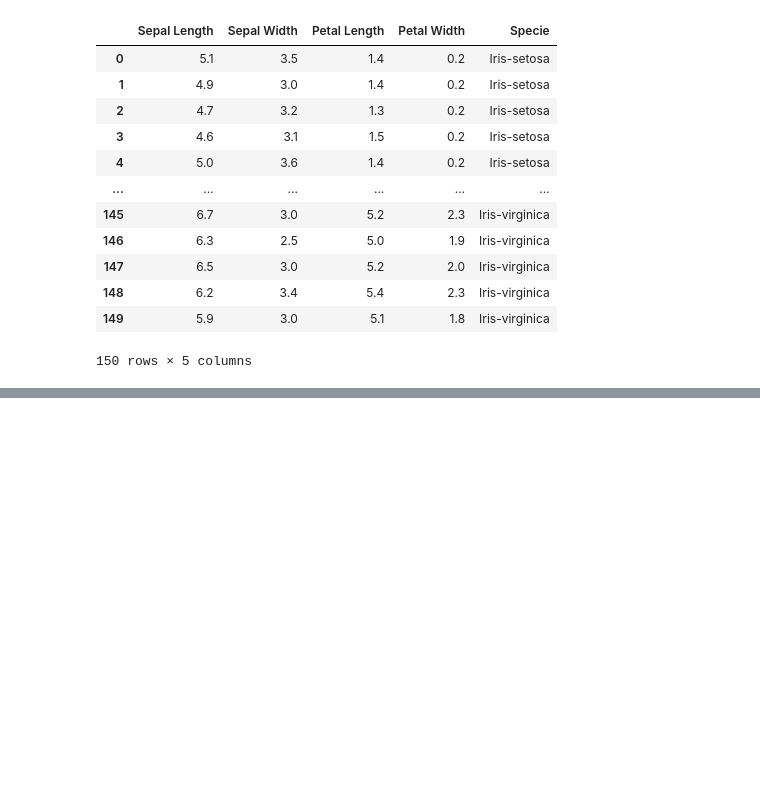
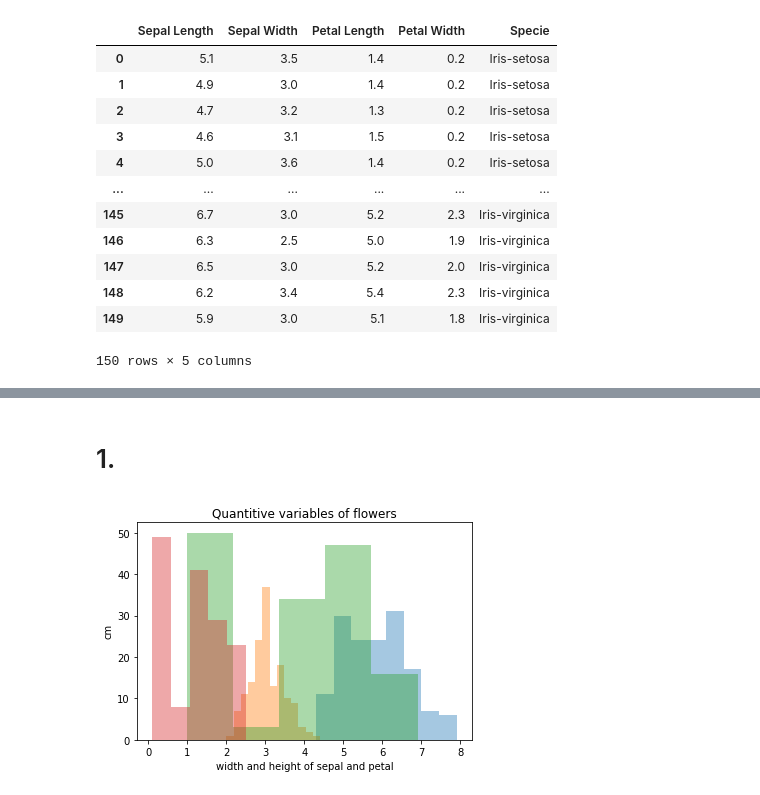
Before and after one commit to NataliaVg/TC1002S, a Jupyter notebook: AD21/A01638460/A3_VisualizationDatasetCartwheel.ipynb, the cells around one changed output, grey strips where cells are left out. Cells and saved outputs as stored; diff of their text form; code cells hidden in the pictures; blank space fills up the shorter version.

```diff
--- a/AD21/A01638460/A3_VisualizationDatasetCartwheel.ipynb
+++ b/AD21/A01638460/A3_VisualizationDatasetCartwheel.ipynb
@@ -238,0 +235,13 @@ KeyError: "None of [Index(['Wingspan'], dtype='object')] are in the [columns]"
+# %% [markdown]
+# 1.
+# %%
+dsIris = sns.distplot(dataset["Sepal Length"], kde = False)
+dsIris = sns.distplot(dataset["Sepal Width"], kde = False)
+dsIris = sns.distplot(dataset["Petal Length"], kde = False)
+dsIris = sns.distplot(dataset["Petal Width"], kde = False)
+dsIris.set_xlabel("width and height of sepal and petal")
+dsIris.set_ylabel("cm")
+dsIris.set_title("Quantitive variables of flowers")
+plt.show()
+# %% [output]
+[figure, added]
```
Also changed, not shown: parts of 11 cells of this notebook, 1 other file.
